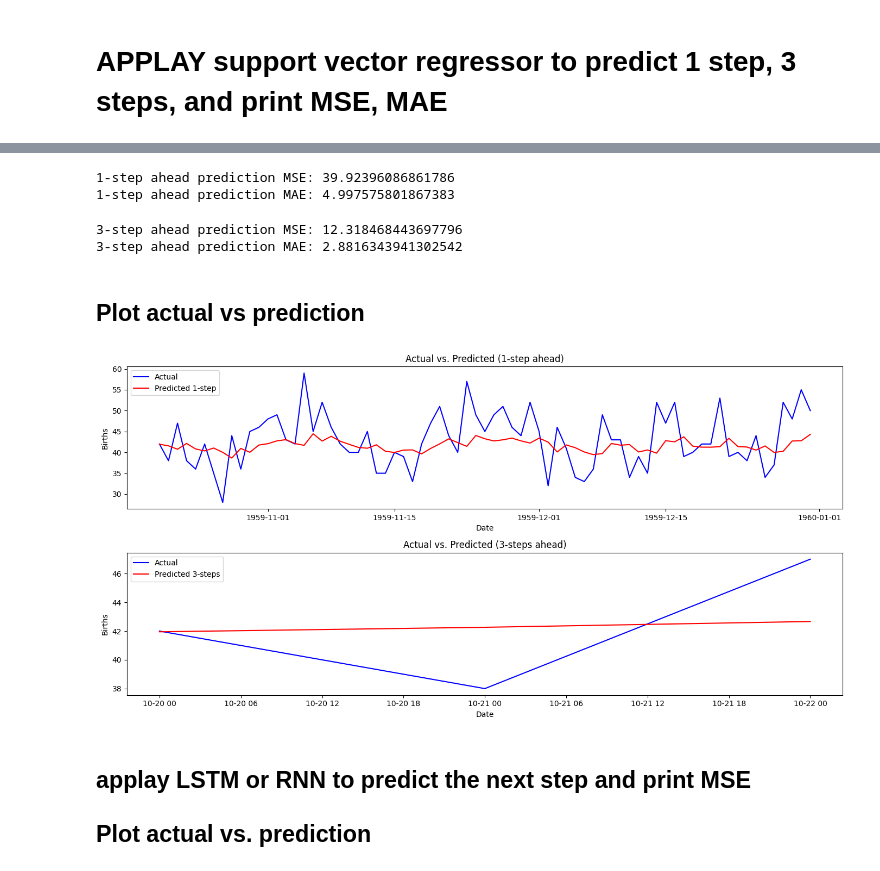
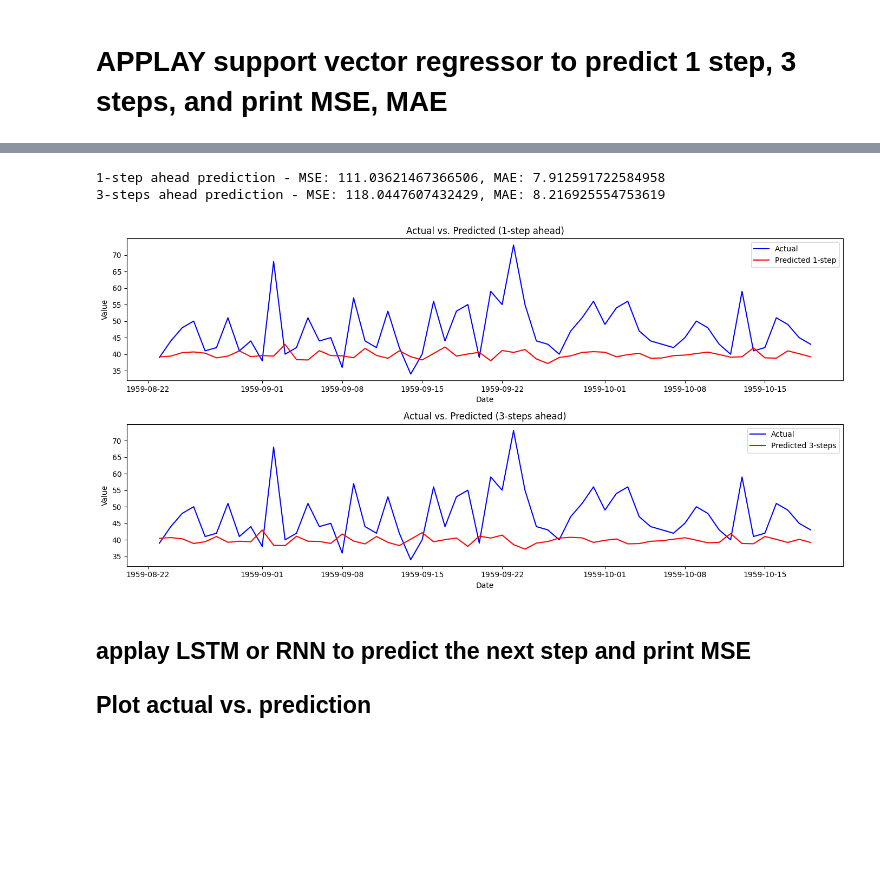
Before and after one commit to mhmod01110/Time_Series_ITI, a Jupyter notebook: Final_Proj/time-series-project.ipynb, the cells around one changed output, grey strips where cells are left out. Saved outputs shown, nothing was run; the diff lists cells and outputs as text; code cells hidden in the pictures; blank space fills up the shorter version.

```diff
--- a/Final_Proj/time-series-project.ipynb
+++ b/Final_Proj/time-series-project.ipynb
@@ -191,0 +370,3 @@ SVR(C=100, kernel='linear')
+# %%
+n_lags = 3  # Number of lags to create
+lagged_data = create_lagged_features(train, n_lags)
@@ -192,12 +398,30 @@ SVR(C=100, kernel='linear')
+# %%
+# Make 3-steps ahead predictions using a rolling forecast method
+y_pred_3_steps = []
+test_scaled = X_test_scaled.copy()
+for i in range(len(test_scaled)):
+    if i + 3 <= len(test_scaled):
+        X_test_batch = test_scaled[i:i+3]
+        y_pred_batch = svr_model.predict(X_test_batch)
+        y_pred_3_steps.append(y_pred_batch[-1])
+    else:
+        y_pred_3_steps.append(svr_model.predict([test_scaled[i]])[0])
+
+y_pred_3_steps = scaler_y.inverse_transform(np.array(y_pred_3_steps).reshape(-1, 1)).flatten()
+# %%
+# Truncate y_test to match the length of y_pred_3_steps
+y_test_truncated = y_test[:len(y_pred_3_steps)]
 # %%
-y_pred_1 = svr_model.predict(X_test)
+# Calculate MSE and MAE for 1-step ahead predictions
+mse_1_step = mean_squared_error(y_test, y_pred_1_step)
+mae_1_step = mean_absolute_error(y_test, y_pred_1_step)
 
-# Calculate metrics for 1-step ahead prediction
-mse_1 = mean_squared_error(y_test, y_pred_1)
-mae_1 = mean_absolute_error(y_test, y_pred_1)
+# Calculate MSE and MAE for 3-steps ahead predictions
+mse_3_steps = mean_squared_error(y_test_truncated, y_pred_3_steps)
+mae_3_steps = mean_absolute_error(y_test_truncated, y_pred_3_steps)
 
-print(f"1-step ahead prediction MSE: {mse_1}")
-print(f"1-step ahead prediction MAE: {mae_1}")
+print(f'1-step ahead prediction - MSE: {mse_1_step}, MAE: {mae_1_step}')
+print(f'3-steps ahead prediction - MSE: {mse_3_steps}, MAE: {mae_3_steps}')
 # %% [output]
-1-step ahead prediction MSE: 39.92396086861786
-1-step ahead prediction MAE: 4.997575801867383
+1-step ahead prediction - MSE: 111.03621467366506, MAE: 7.912591722584958
+3-steps ahead prediction - MSE: 118.0447607432429, MAE: 8.216925554753619
@@ -216,46 +428,29 @@ def predict_n_steps_ahead(model, initial_data, n_steps):
-# %%
-X_test_3_steps = X_test.iloc[0]
-
-# Predict 3 steps ahead for the first instance in the test set
-y_pred_3_steps = predict_n_steps_ahead(svr_model, X_test_3_steps, 3)
-
-# Evaluate 3-step prediction
-y_test_3_steps = y_test.iloc[:3]
-mse_3 = mean_squared_error(y_test_3_steps, y_pred_3_steps)
-mae_3 = mean_absolute_error(y_test_3_steps, y_pred_3_steps)
-
-print(f"3-step ahead prediction MSE: {mse_3}")
-print(f"3-step ahead prediction MAE: {mae_3}")
-# %% [output]
-3-step ahead prediction MSE: 12.318468443697796
-3-step ahead prediction MAE: 2.8816343941302542
-# %% [markdown]
-## Plot actual vs prediction
 # %%
+# Plot the results
 plt.figure(figsize=(14, 7))
 
 # 1-step ahead prediction plot
 plt.subplot(2, 1, 1)
 plt.plot(y_test.index, y_test, label='Actual', color='blue')
-plt.plot(y_test.index, y_pred_1, label='Predicted 1-step', color='red')
+plt.plot(y_test.index, y_pred_1_step, label='Predicted 1-step', color='red')
 plt.title('Actual vs. Predicted (1-step ahead)')
 plt.xlabel('Date')
-plt.ylabel('Births')
+plt.ylabel('Value')
 plt.legend()
 
-# 3-steps ahead prediction plot (only plotting the first instance for demonstration)
+# 3-steps ahead prediction plot
 plt.subplot(2, 1, 2)
-plt.plot(y_test.index[:3], y_test.iloc[:3], label='Actual', color='blue')
-plt.plot(y_test.index[:3], y_pred_3_steps, label='Predicted 3-steps', color='red')
+plt.plot(y_test.index[:len(y_pred_3_steps)], y_test_truncated, label='Actual', color='blue')
+plt.plot(y_test.index[:len(y_pred_3_steps)], y_pred_3_steps, label='Predicted 3-steps', color='red')
 plt.title('Actual vs. Predicted (3-steps ahead)')
 plt.xlabel('Date')
-plt.ylabel('Births')
+plt.ylabel('Value')
 plt.legend()
 
 plt.tight_layout()
 plt.show()
 # %% [output]
-[figure, old version]
+[figure, new version]
 # %% [markdown]
 
 ## applay LSTM or RNN to predict the next step and print MSE
```
Also changed, not shown: parts of 22 cells of this notebook.
